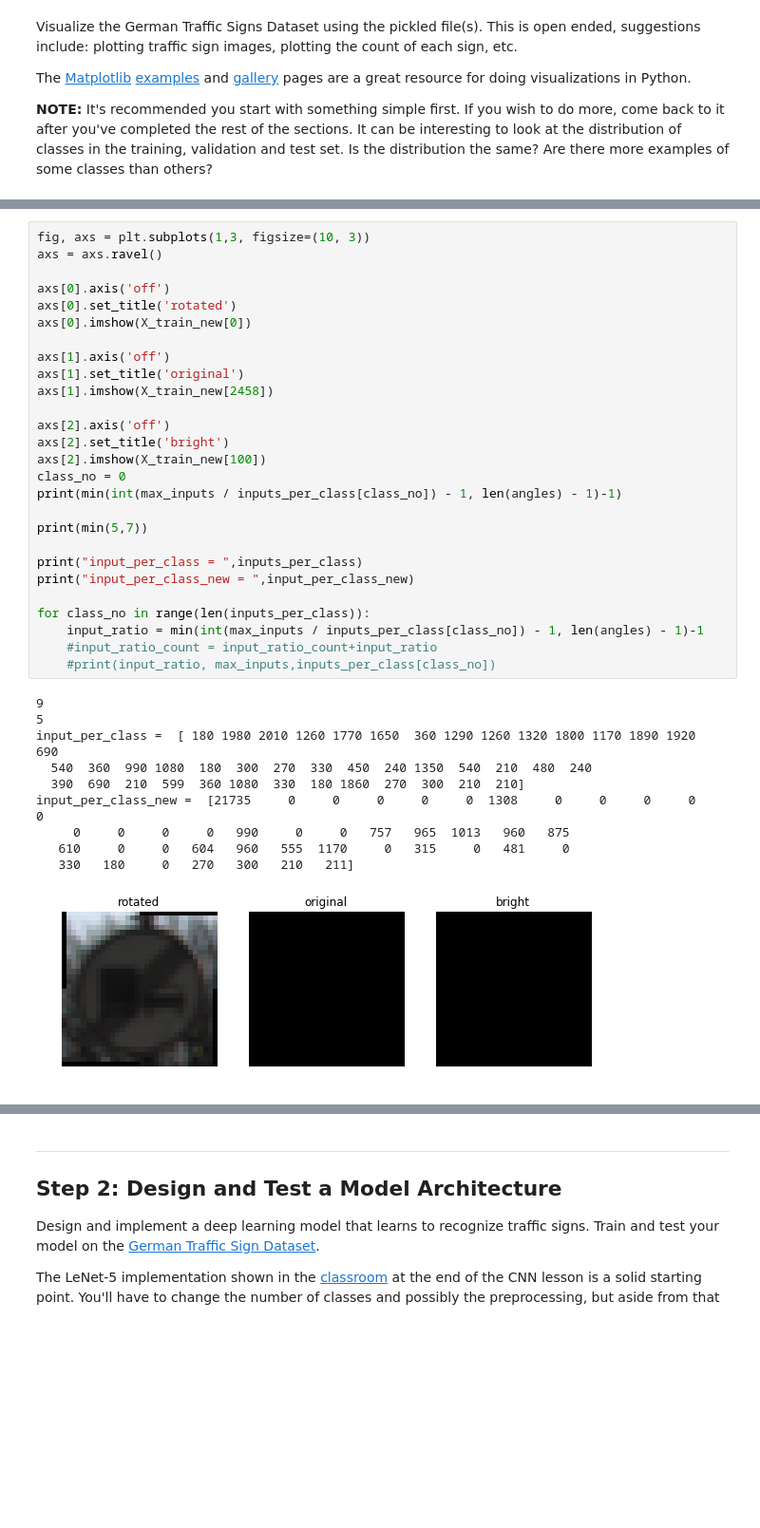
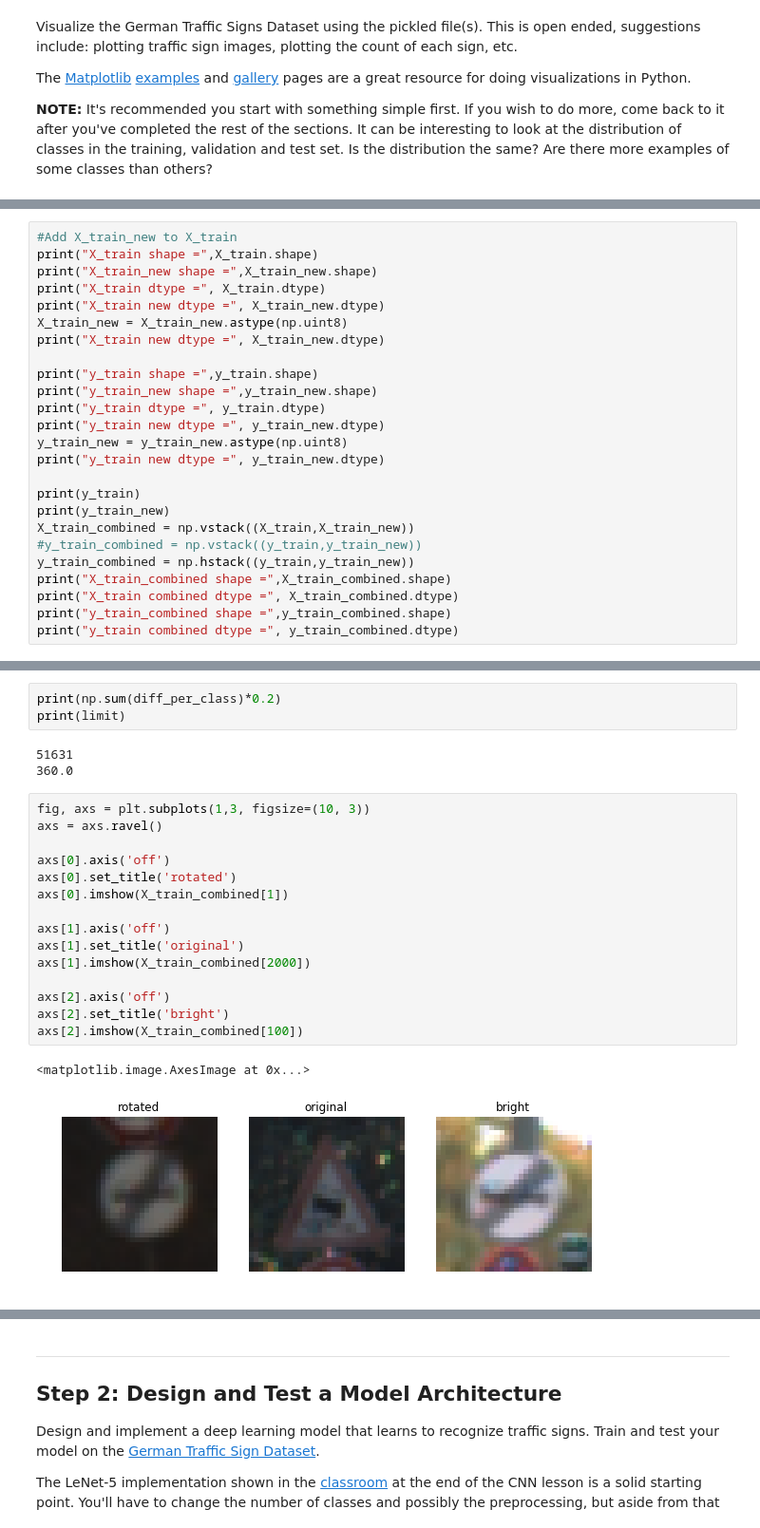
Before and after one commit to pomeroyd/project2_r1p0, a Jupyter notebook: Traffic_Sign_Classifier.ipynb, the cells around one changed output, grey strips where cells are left out. Shown: that part at 95% size. Saved outputs shown, nothing was run; the diff lists cells and outputs as text; blank space fills up the shorter version.

```diff
--- a/Traffic_Sign_Classifier.ipynb
+++ b/Traffic_Sign_Classifier.ipynb
@@ -355,0 +344,25 @@ TypeError: Cannot cast array data from dtype('float64') to dtype('int64') accord
+# %%
+#Add X_train_new to X_train
+print("X_train shape =",X_train.shape)
+print("X_train_new shape =",X_train_new.shape)
+print("X_train dtype =", X_train.dtype)
+print("X_train new dtype =", X_train_new.dtype)
+X_train_new = X_train_new.astype(np.uint8)
+print("X_train new dtype =", X_train_new.dtype)
+
+print("y_train shape =",y_train.shape)
+print("y_train_new shape =",y_train_new.shape)
+print("y_train dtype =", y_train.dtype)
+print("y_train new dtype =", y_train_new.dtype)
+y_train_new = y_train_new.astype(np.uint8)
+print("y_train new dtype =", y_train_new.dtype)
+
+print(y_train)
+print(y_train_new)
+X_train_combined = np.vstack((X_train,X_train_new))
+#y_train_combined = np.vstack((y_train,y_train_new))
+y_train_combined = np.hstack((y_train,y_train_new))
+print("X_train_combined shape =",X_train_combined.shape)
+print("X_train combined dtype =", X_train_combined.dtype)
+print("y_train_combined shape =",y_train_combined.shape)
+print("y_train combined dtype =", y_train_combined.dtype)
@@ -356,38 +406,24 @@ TypeError: Cannot cast array data from dtype('float64') to dtype('int64') accord
+# %%
+print(np.sum(diff_per_class)*0.2)
+print(limit)
+# %% [output]
+51631
+360.0
 # %%
 fig, axs = plt.subplots(1,3, figsize=(10, 3))
 axs = axs.ravel()
 
 axs[0].axis('off')
 axs[0].set_title('rotated')
-axs[0].imshow(X_train_new[0])
+axs[0].imshow(X_train_combined[1])
 
 axs[1].axis('off')
 axs[1].set_title('original')
-axs[1].imshow(X_train_new[2458])
+axs[1].imshow(X_train_combined[2000])
 
 axs[2].axis('off')
 axs[2].set_title('bright')
-axs[2].imshow(X_train_new[100])
-class_no = 0
-print(min(int(max_inputs / inputs_per_class[class_no]) - 1, len(angles) - 1)-1)
-
-print(min(5,7))
-
-print("input_per_class = ",inputs_per_class)
-print("input_per_class_new = ",input_per_class_new)
-
-for class_no in range(len(inputs_per_class)):
-    input_ratio = min(int(max_inputs / inputs_per_class[class_no]) - 1, len(angles) - 1)-1
-    #input_ratio_count = input_ratio_count+input_ratio
-    #print(input_ratio, max_inputs,inputs_per_class[class_no])
+axs[2].imshow(X_train_combined[100])
 # %% [output]
-9
-5
-input_per_class =  [ 180 1980 2010 1260 1770 1650  360 1290 1260 1320 1800 1170 1890 1920  690
-  540  360  990 1080  180  300  270  330  450  240 1350  540  210  480  240
-  390  690  210  599  360 1080  330  180 1860  270  300  210  210]
-input_per_class_new =  [21735     0     0     0     0     0  1308     0     0     0     0     0
-     0     0     0     0   990     0     0   757   965  1013   960   875
-   610     0     0   604   960   555  1170     0   315     0   481     0
-   330   180     0   270   300   210   211]
+<matplotlib.image.AxesImage at 0x...>
-[figure, old version]
+[figure, new version]
```
Also changed, not shown: parts of 31 cells of this notebook.
